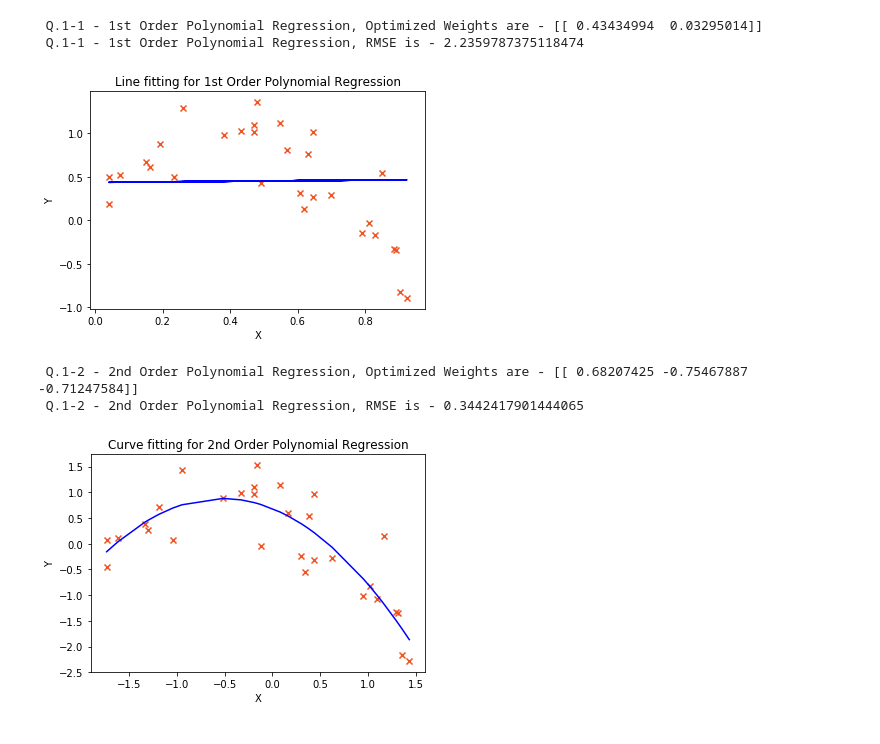
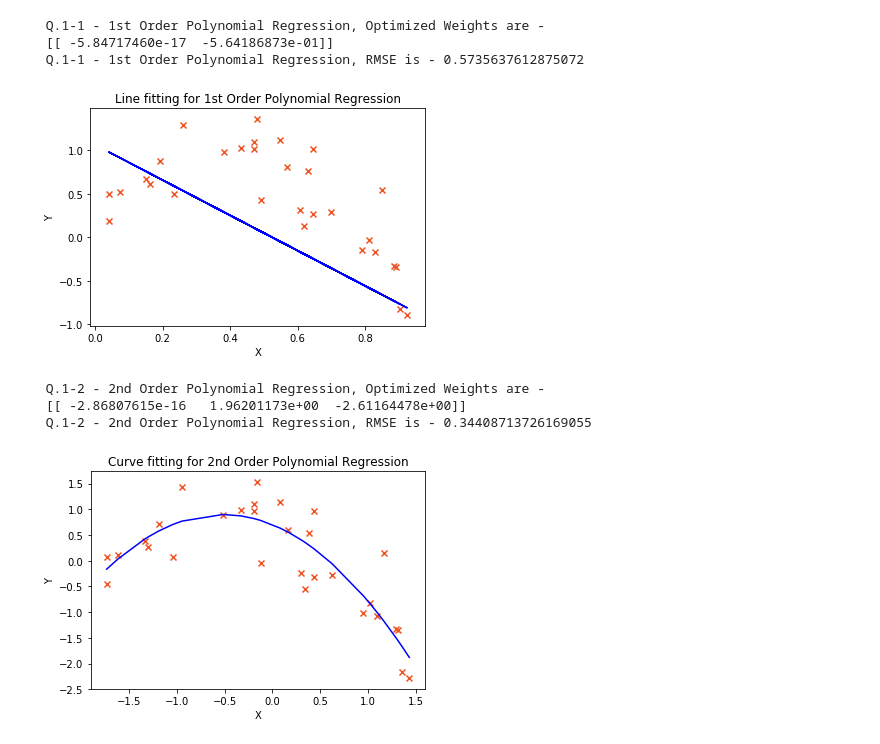
Before and after one commit to MeenakshiParyani/Polynomial-Regression, a Jupyter notebook: Polynomial-Regression.ipynb, the cells around one changed output. Saved outputs shown, nothing was run; the diff lists cells and outputs as text; code cells hidden in the pictures.

```diff
--- a/Polynomial-Regression.ipynb
+++ b/Polynomial-Regression.ipynb
@@ -12,6 +13,7 @@ import math
 # Reading and plotting data
 data1 = pd.read_csv('ex2data1.csv', sep=",", encoding='utf-8', header='infer')
 df = data1.copy()
+
 def get_rmse(x, y, beta):
     m = len(x)
     inner = np.power(((x * beta.T) - y), 2)
@@ -25,48 +27,61 @@ def drawPlot(Xcord, Ycord, y_pred, order):
     order = '1st' if order == 1 else '2nd' if order ==2 else '3rd' if order == 3 else str(order)+'th'
     plt.title( temp + ' fitting for ' + order + ' Order Polynomial Regression')
     plt.plot(Xcord, y_pred, c='blue')
+
+def normalizeData(df, needSort):
+    normalized_df=(df-df.mean())/df.std()
+    #print(normalized_df.head())
+    normalized_df.insert(0,-1,1)# inserting ones column for beta0
+    if(needSort):
+        normalized_df = normalized_df.sort_values(by=['x']) # sort values for plotting sane graph
+    X = normalized_df[[-1,'x']]
+    Y = normalized_df[['y']]
+    X = normalized_df.drop(['y'], axis=1)
+    #print(X.head())
+    return X, Y
 
 def gradientDescentUsingMatrix(x, y, beta, learning_rate, iters):
     temp = np.matrix(np.zeros(beta.shape))
     parameters = int(beta.ravel().shape[1])
     cost = np.zeros(iters)
     old_cost = sys.maxsize
     new_cost = sys.maxsize
     cost_history = []
     for i in range(iters):
         error = (x * beta.T) - y
         for j in range(parameters):
             term = np.multiply(error, x[:,j])
             temp[0,j] = beta[0,j] - ((learning_rate / len(x)) * np.sum(term))
 
         beta = temp
         old_cost = new_cost
         new_cost = get_rmse(x, y, beta)
-        if(abs(old_cost - new_cost) < 0.00001):
+        if(abs(old_cost - new_cost) < 0.0000001):
             #print("breaking" + str(old_cost) + str(new_cost))
             break;
         #print ("cost : " + str(new_cost))
         cost[i] = str(new_cost)
         cost_history.append(new_cost)
     #plt.plot(cost_history)
     #plt.show()
     return beta, cost, new_cost
 
-df.insert(0,-1,1) # inserting ones column for beta0
-df1 = df[[-1,'x']]
-df2 = df['y']
-X =  np.matrix(df1.values)
-Y =  np.matrix(df2.values)
+# Normalize the data for proper scaling
+X, Y = normalizeData(df, False);
+X =  np.matrix(X.values)
+Y =  np.matrix(Y.values)
+
 beta = np.matrix(np.zeros(X.shape[1]))
-beta, costs, rmse = gradientDescentUsingMatrix(X, Y, beta, 0.01, 10000)
+beta, costs, rmse = gradientDescentUsingMatrix(X, Y, beta, 0.1, 100000)
 y_pred = X * beta.T
 drawPlot(df['x'], df['y'], y_pred, 1);
-print(" Q.1-1 - 1st Order Polynomial Regression, Optimized Weights are -", beta)
-print(" Q.1-1 - 1st Order Polynomial Regression, RMSE is - " + str(rmse))
+print(" Q.1-1 - 1st Order Polynomial Regression, Optimized Weights are -\n", beta)
+print(" Q.1-1 - 1st Order Polynomial Regression, RMSE is - " + colored(str(rmse), 'green'))
 # %% [output]
- Q.1-1 - 1st Order Polynomial Regression, Optimized Weights are - [[ 0.43434994  0.03295014]]
- Q.1-1 - 1st Order Polynomial Regression, RMSE is - 2.2359787375118474
+ Q.1-1 - 1st Order Polynomial Regression, Optimized Weights are -
+ [[ -5.84717460e-17  -5.64186873e-01]]
+ Q.1-1 - 1st Order Polynomial Regression, RMSE is - 0.5735637612875072
-[figure, old version]
+[figure, new version]
 # %%
 # Q.1-2 - 2nd Order Polynomial Regression
 
@@ -75,12 +90,14 @@ def generatePolynomialInput(df, order):
         df[i] = df['x']**i
     return df
 
-def performPolynomialRegression(X, Y, learning_rate, iters, order):
+def performPolynomialRegression(df, learning_rate, iters, order):
     beta = np.matrix(np.zeros(order+1))
-    normalized_df_poly = generatePolynomialInput(X, order)
+    #print(df.head())
+    normalized_df_poly = generatePolynomialInput(df, order)
     #print(normalized_df_poly.head())
-    XM = np.matrix(normalized_df_poly)
-    YM = np.matrix(Y)
+    X, Y = normalizeData(normalized_df_poly, True); # Normalize the data for proper scaling
+    XM = np.matrix(X.values)
+    YM = np.matrix(Y.values)
     Xcord = list(XM[:,1].flat)
     Ycord = list(YM[:,0].flat)
     beta, costs, rmse = gradientDescentUsingMatrix(XM, YM, beta, learning_rate, iters)
@@ -88,20 +105,15 @@ def performPolynomialRegression(X, Y, learning_rate, iters, order):
     drawPlot(Xcord, Ycord, y_pred, order);
     return beta, rmse
 
-# Normalize the data for proper scaling
-df = data1
-normalized_df=(df-df.mean())/df.std()
-normalized_df.insert(0,-1,1)# inserting ones column for beta0
-normalized_df = normalized_df.sort_values(by=['x']) # sort values for plotting sane graph
-X = normalized_df[[-1,'x']]
-Y = normalized_df[['y']]
 
-beta, rmse = performPolynomialRegression(X, Y, 0.09, 10000, 2)
-print(" Q.1-2 - 2nd Order Polynomial Regression, Optimized Weights are -", beta)
-print(" Q.1-2 - 2nd Order Polynomial Regression, RMSE is - " + str(rmse))
+df = data1;
+beta, rmse = performPolynomialRegression(df, 0.5, 10000, 2)
+print(" Q.1-2 - 2nd Order Polynomial Regression, Optimized Weights are -\n",beta)
+print(" Q.1-2 - 2nd Order Polynomial Regression, RMSE is - " + colored(str(rmse), 'green'))
 # %% [output]
- Q.1-2 - 2nd Order Polynomial Regression, Optimized Weights are - [[ 0.68207425 -0.75467887 -0.71247584]]
- Q.1-2 - 2nd Order Polynomial Regression, RMSE is - 0.3442417901444065
+ Q.1-2 - 2nd Order Polynomial Regression, Optimized Weights are -
+ [[ -2.86807615e-16   1.96201173e+00  -2.61164478e+00]]
+ Q.1-2 - 2nd Order Polynomial Regression, RMSE is - 0.34408713726169055
 [figure]
 # %%
 # Q.1-3 - 4th Order Polynomial Regression
```
Also changed, not shown: parts of 3 cells of this notebook.
